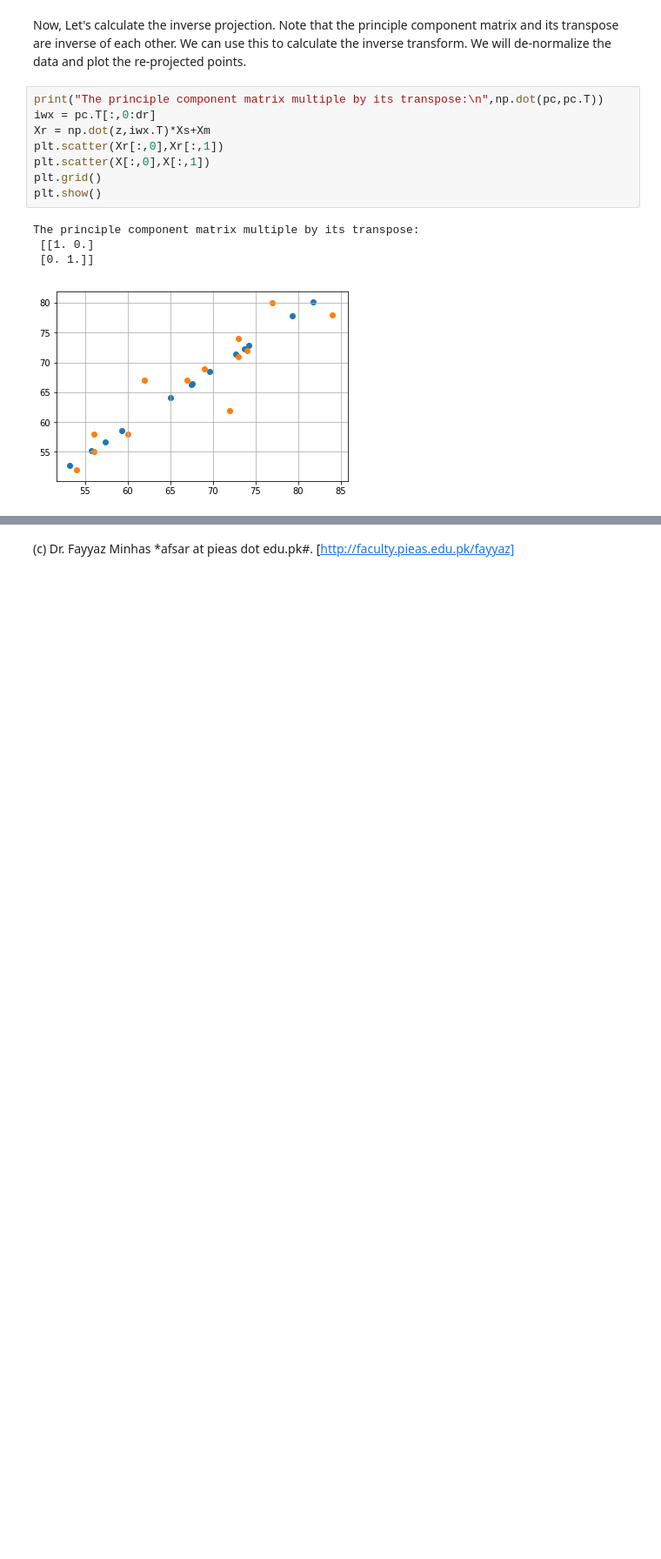
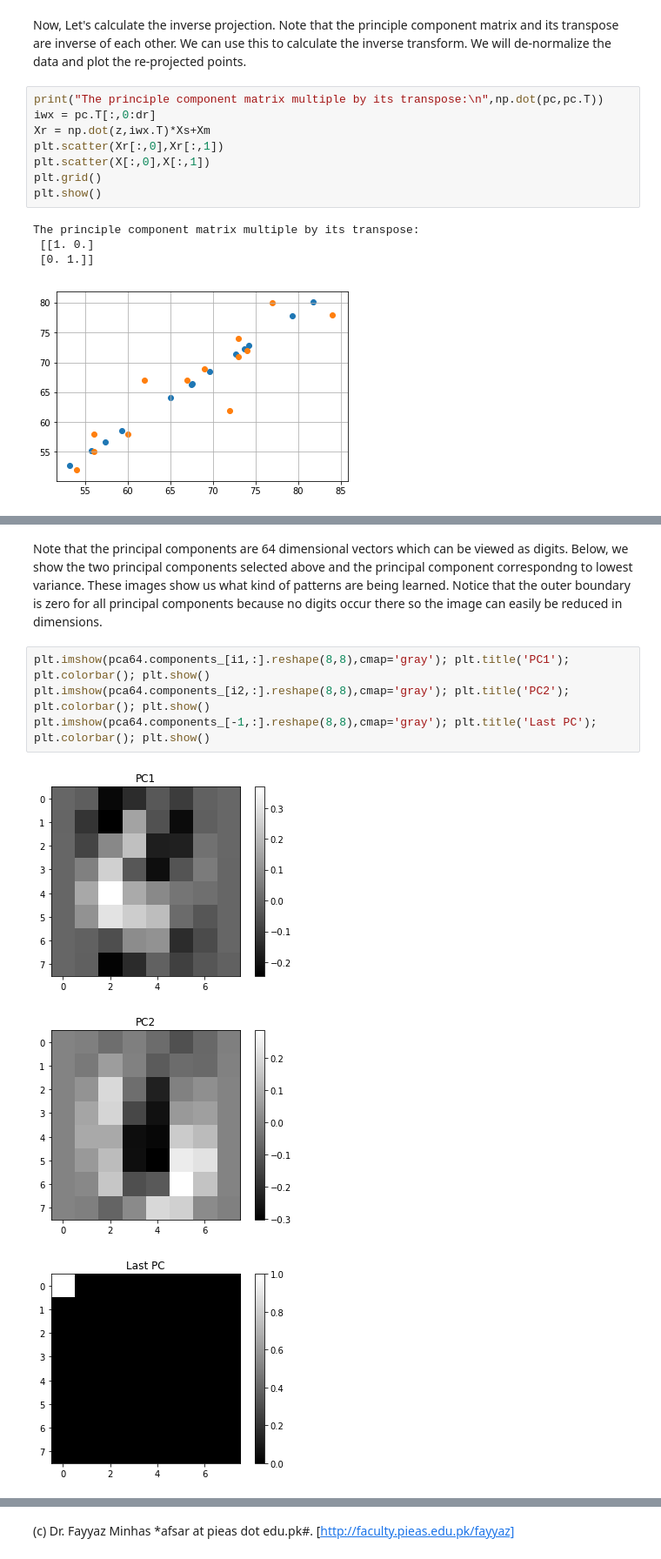
Before and after one commit to foxtrotmike/PCA-Tutorial, a Jupyter notebook: pcat.ipynb, the cells around one changed output, grey strips where cells are left out. Shown: that part at 87% size. Saved outputs shown, nothing was run; the diff lists cells and outputs as text; blank space fills up the shorter version.

```diff
--- a/pcat.ipynb
+++ b/pcat.ipynb
@@ -193,0 +274,10 @@ Here is what you can do:
+# %% [markdown]
+Note that the principal components are 64 dimensional vectors which can be viewed as digits. Below, we show the two principal components selected above and the principal component correspondng to lowest variance. These images show us what kind of patterns are being learned. Notice that the outer boundary is zero for all principal components because no digits occur there so the image can easily be reduced in dimensions.
+# %%
+plt.imshow(pca64.components_[i1,:].reshape(8,8),cmap='gray'); plt.title('PC1'); plt.colorbar(); plt.show()
+plt.imshow(pca64.components_[i2,:].reshape(8,8),cmap='gray'); plt.title('PC2'); plt.colorbar(); plt.show()
+plt.imshow(pca64.components_[-1,:].reshape(8,8),cmap='gray'); plt.title('Last PC'); plt.colorbar(); plt.show()
+# %% [output]
+[figure, added]
+[figure, added]
+[figure, added]
```
Also changed, not shown: parts of 15 cells of this notebook.
